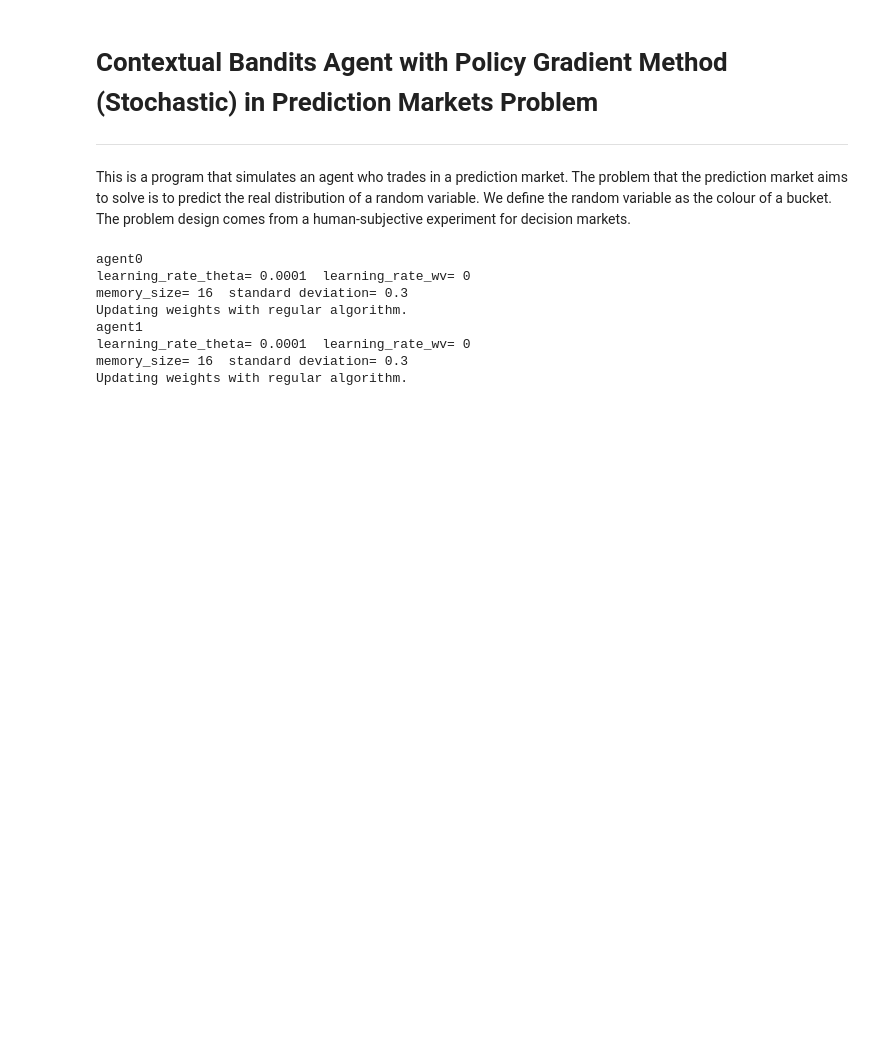
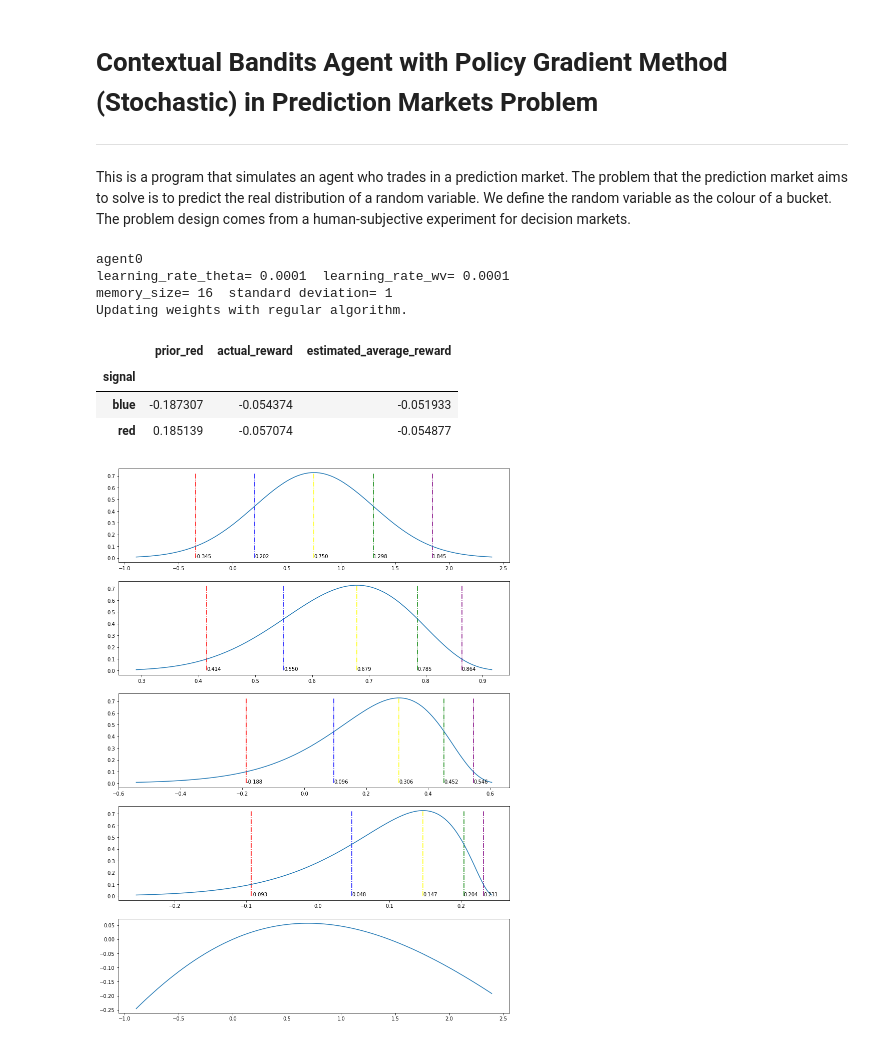
Before and after one commit to realwenlongwang/contexutal-bandits-with-peer-prediction-for-decision-making, a Jupyter notebook: Stochastic_Gradient_Bandit_with_Continous_Action_Space.ipynb, the cells around one changed output. Drawn from its saved outputs; the diff is of its cells as text; code cells hidden in the pictures; blank space fills up the shorter version.

```diff
--- a/Stochastic_Gradient_Bandit_with_Continous_Action_Space.ipynb
+++ b/Stochastic_Gradient_Bandit_with_Continous_Action_Space.ipynb
@@ -10,34 +11,33 @@ from main import stochastic_training_notebook
 # %%
 learning_rate_theta = 1e-4
-learning_rate_wv = 0#1e-4
+learning_rate_wv = 1e-4
 memory_size = 16
 batch_size = 16
-training_episodes = 900000
+training_episodes = 300000
 decay_rate = 0
 beta1 = 0.9
 beta2 = 0.9999
 # Algorithm: adam, momentum, regular
 algorithm = 'regular'
 learning_std = False
-fixed_std = 0.3
+fixed_std = 1
 # Bucket parameters
 pr_red_ball_red_bucket = 2/3
 pr_red_ball_blue_bucket = 1/3
 prior_red_list = [3/4, 1/4]
-agent_num=2
+prior_red = 1/2
+agent_num=1
+action_num=1
+score_func = ScoreFunction.LOG
 
 agent_list = stochastic_training_notebook(learning_rate_theta, learning_rate_wv,
                                  memory_size, batch_size, training_episodes,
                                  decay_rate, beta1, beta2, algorithm, learning_std,
                                  fixed_std, pr_red_ball_red_bucket, pr_red_ball_blue_bucket,
-                                 prior_red_list, agent_num)
+                                 prior_red_list, agent_num, action_num, score_func)
 # %% [output]
 agent0
-learning_rate_theta= 0.0001  learning_rate_wv= 0
-memory_size= 16  standard deviation= 0.3
+learning_rate_theta= 0.0001  learning_rate_wv= 0.0001
+memory_size= 16  standard deviation= 1
 Updating weights with regular algorithm.
-agent1
-learning_rate_theta= 0.0001  learning_rate_wv= 0
-memory_size= 16  standard deviation= 0.3
-Updating weights with regular algorithm.
 # %%
@@ -61,3 +61,10 @@ mean_weights_history_df = pd.DataFrame(agent.mean_weights_history_list,
 #                                             columns=['red_ball', 'blue_ball', 'prior'])
 # mean_weights_history_df3 = pd.DataFrame(agent3.mean_weights_history_list,
 #                                                columns=['red_weight', 'blue_weight', 'prior_weight'])
+# %%
+reward_history_df.groupby('signal').mean()
+# %% [output]
+|  | prior_red | actual_reward | estimated_average_reward |
+| signal |  |  |  |
+| blue | -0.187307 | -0.054374 | -0.051933 |
+| red | 0.185139 | -0.057074 | -0.054877 |
@@ -64,3 +76,40 @@ mean_weights_history_df = pd.DataFrame(agent.mean_weights_history_list,
+# %%
+mu = 0.75
+variance = 0.3
+colours = ['red', 'blue', 'yellow', 'green', 'purple']
+sigma = math.sqrt(variance)
+x = np.linspace(mu - 3*sigma, mu + 3*sigma, 100)
+z = np.linspace(mu-2*sigma, mu+2*sigma, 5)
+fig, axs = plt.subplots(5, figsize=(14, 4*5))
+axs[0].plot(x, stats.norm.pdf(x, mu, sigma))
+axs[0].vlines(z, ymin=0, ymax=np.max(stats.norm.pdf(x, mu, sigma)), linestyle='dashdot', colors=colours)
+for value, coord in zip(z, zip(z, [0]*5)):
+    axs[0].annotate('%.3f'%value, xy=coord)
+axs[1].plot(expit(x), stats.norm.pdf(x, mu, sigma))
+axs[1].vlines(expit(z), ymin=0, ymax=np.max(stats.norm.pdf(x, mu, sigma)), linestyle='dashdot', colors=colours)
+for value, coord in zip(expit(z), zip(expit(z), [0]*5)):
+    axs[1].annotate('%.3f'%value, xy=coord)
+axs[2].plot(np.log(expit(x))-np.log(1/2), stats.norm.pdf(x, mu, sigma))
+# axs[2].plot(np.log(1/2) - np.log(expit(x)), stats.norm.pdf(x, mu, sigma))
+axs[2].vlines(np.log(expit(z))-np.log(1/2), ymin=0, ymax=np.max(stats.norm.pdf(x, mu, sigma)), linestyle='dashdot', colors=colours)
+for value, coord in zip(np.log(expit(z))-np.log(1/2), zip(np.log(expit(z))-np.log(1/2), [0]*5)):
+    axs[2].annotate('%.3f'%value, xy=coord)
+axs[3].plot(expit(x) - (np.square(expit(x)) + np.square(1 - expit(x)))/2 - 0.25, stats.norm.pdf(x, mu, sigma))
+axs[3].vlines(expit(z) - (np.square(expit(z)) + np.square(1 - expit(z)))/2 - 0.25, ymin=0, ymax=np.max(stats.norm.pdf(x, mu, sigma)), linestyle='dashdot', colors=colours)
+for value, coord in zip(expit(z) - (np.square(expit(z)) + np.square(1 - expit(z)))/2 - 0.25, zip(expit(z) - (np.square(expit(z)) + np.square(1 - expit(z)))/2 - 0.25, [0]*5)):
+    axs[3].annotate('%.3f'%value, xy=coord)
+actual_pr_ru_rs = analytical_best_report_ru_rs(prior_red, pr_red_ball_red_bucket, pr_red_ball_blue_bucket)
+expected_init = expected_log_reward_red_ball(actual_pr_ru_rs, 1/2, prior_red)
+expected_z = expected_log_reward_red_ball(actual_pr_ru_rs, np.array(expit(z)), prior_red)
+expected_x = expected_log_reward_red_ball(actual_pr_ru_rs, np.array(expit(x)), prior_red)
+# axs[4].plot(expected_x-expected_init, stats.norm.pdf(x, mu, sigma))
+# axs[4].vlines(expected_z-expected_init, ymin=0, ymax=np.max(stats.norm.pdf(x, mu, sigma)), linestyle='dashdot', colors=colours)
+# for value, coord in zip(expected_z-expected_init, zip(expected_z-expected_init, [0]*5)):
+#     axs[4].annotate('%.3f'%value, xy=coord)
+axs[4].plot(x, expected_x-expected_init)
+plt.show()
+# %% [output]
+[figure, added]
 # %%
 for agent in agent_list:
     agent.reward_history_plot()
```
Also changed, not shown: parts of 4 cells of this notebook, 4 other files.
